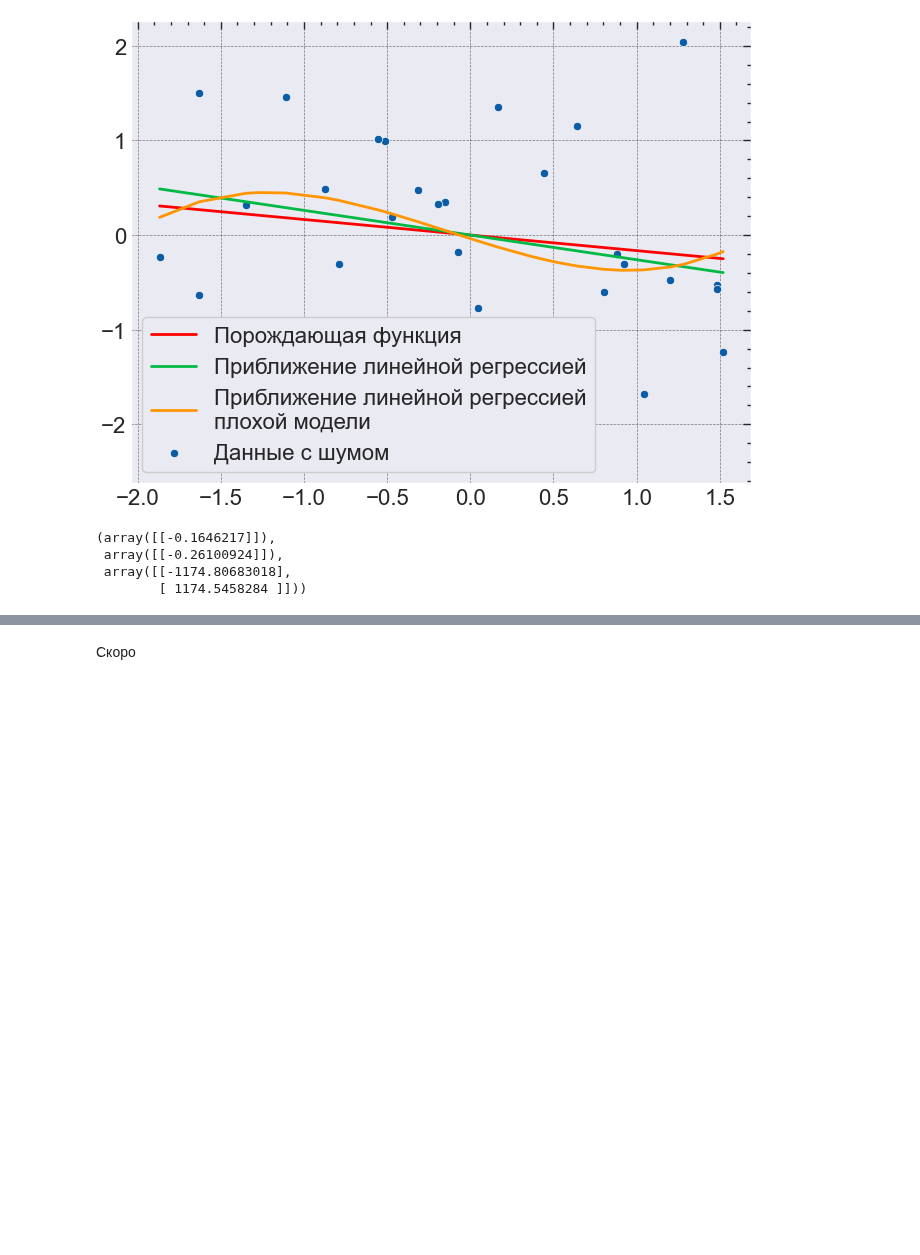
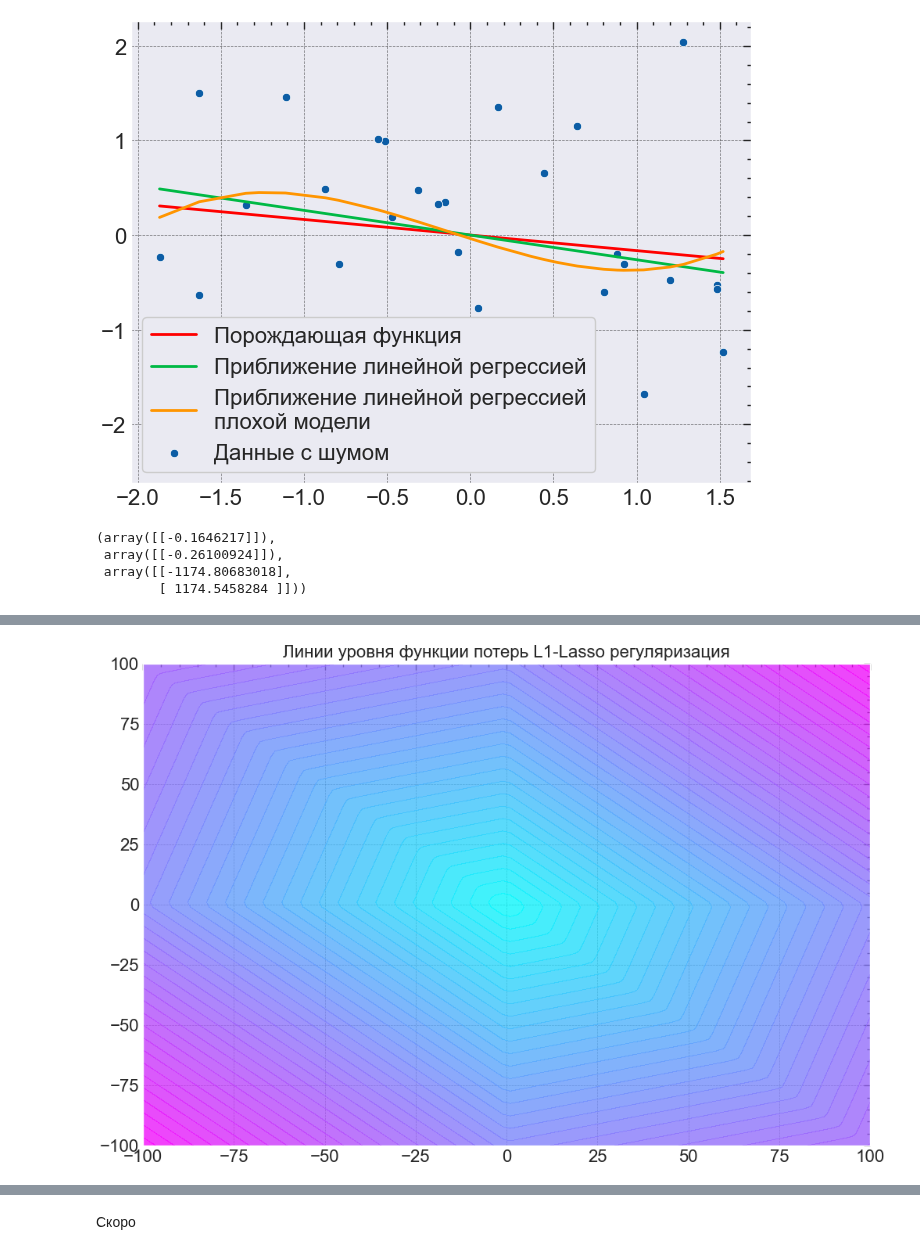
Before and after one commit to 2reckey/Bayesian_Stats, a Jupyter notebook: ML_Models/03_Байесовские_Модели_Регуляризация.ipynb, the cells around one changed output, grey strips where cells are left out. Saved outputs shown, nothing was run; the diff lists cells and outputs as text; code cells hidden in the pictures; blank space fills up the shorter version.

```diff
--- a/ML_Models/03_Байесовские_Модели_Регуляризация.ipynb
+++ b/ML_Models/03_Байесовские_Модели_Регуляризация.ipynb
@@ -503,0 +587,12 @@ model.get_weights()
+# %%
+Z_lasso = np.array([np.linalg.norm(X_model @ np.array([[w0], [w1]]) - y, 2) + 10* np.linalg.norm([[w0], [w1]], 1) for w0, w1 in zip(np.ravel(W0), np.ravel(W1))])
+Z_lasso = Z_lasso.reshape(W0.shape)
+
+plt.figure(figsize=(12,8))
+plt.contourf(W0, W1, Z_lasso, levels=50, cmap='cool', alpha = 0.75)
+
+plt.title('Линии уровня функции потерь L1-Lasso регуляризация')
+
+plt.show()
+# %% [output]
+[figure, added]
```
Also changed, not shown: parts of 8 cells of this notebook, 1 other file.
